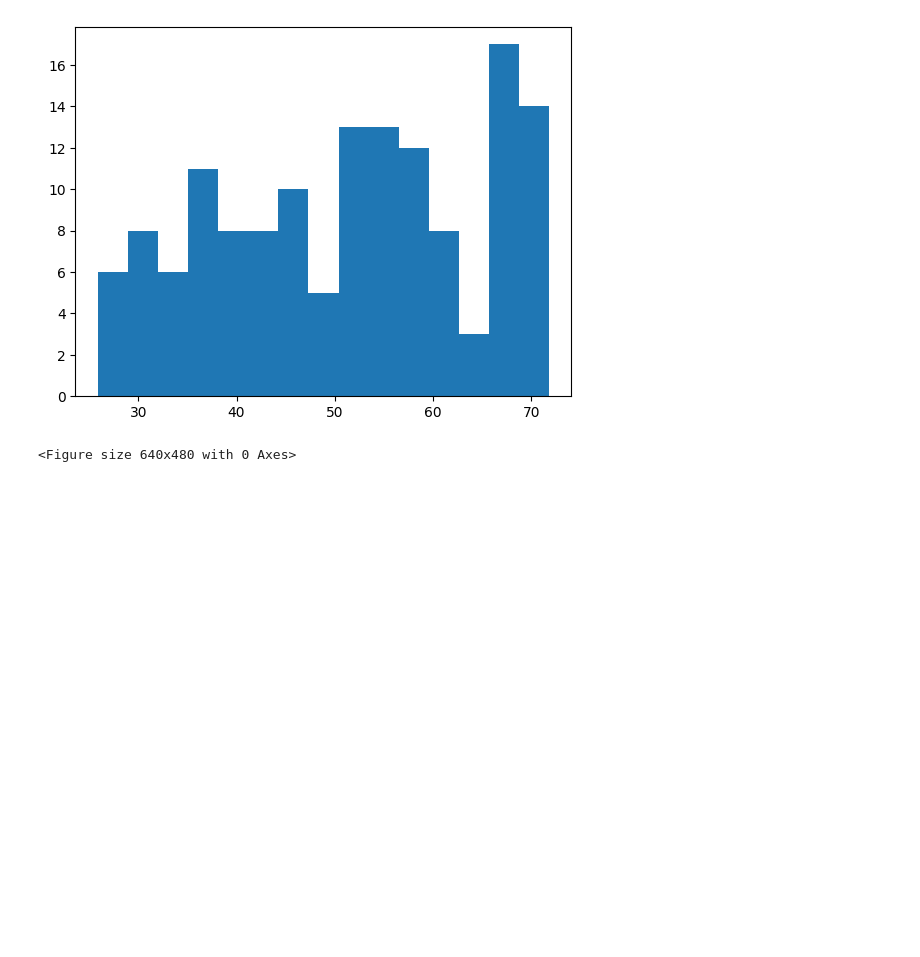
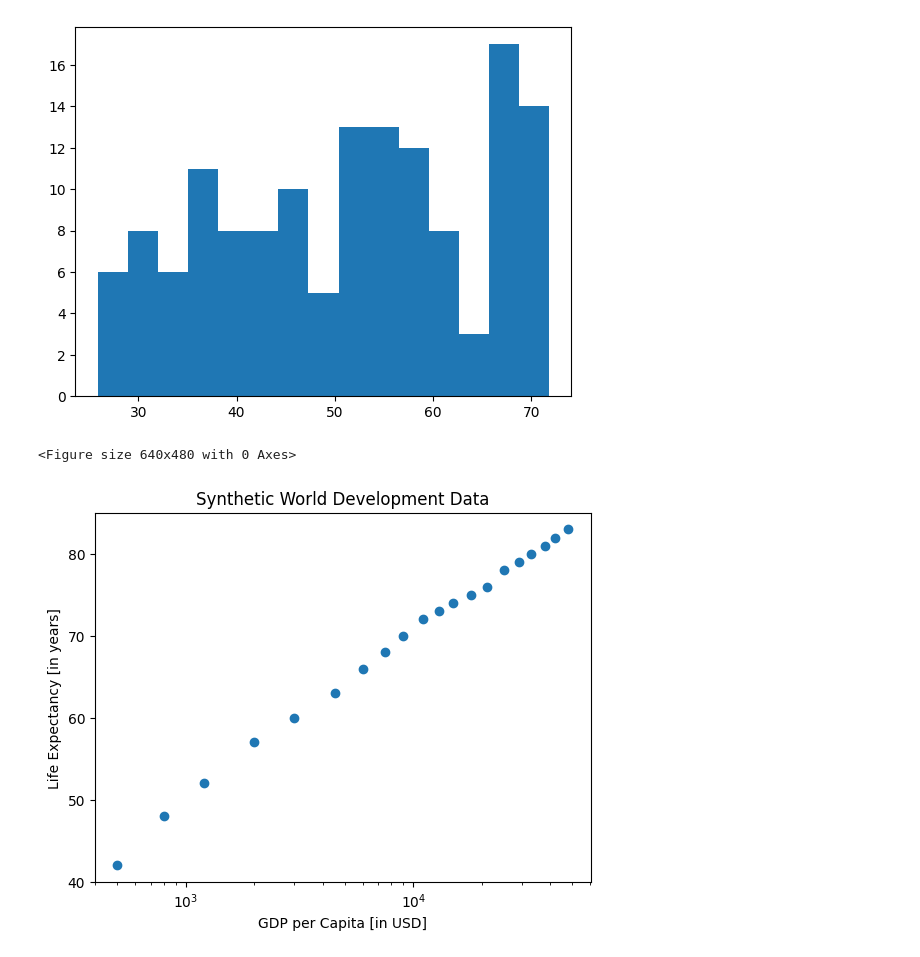
Before and after one commit to Vianney7/AI_Learning, a Jupyter notebook: Datacamp.ipynb, the cells around one changed output. Saved outputs shown, nothing was run; the diff lists cells and outputs as text; code cells hidden in the pictures; blank space fills up the shorter version.

```diff
--- a/Datacamp.ipynb
+++ b/Datacamp.ipynb
@@ -175,0 +197,34 @@ plt.clf()
+# %%
+import matplotlib.pyplot as plt
+
+# GDP per capita (USD)
+gdp_cap = [
+    500, 800, 1200, 2000, 3000,
+    4500, 6000, 7500, 9000, 11000,
+    13000, 15000, 18000, 21000, 25000,
+    29000, 33000, 38000, 42000, 48000
+]
+
+# Life expectancy (years)
+life_exp = [
+    42, 48, 52, 57, 60,
+    63, 66, 68, 70, 72,
+    73, 74, 75, 76, 78,
+    79, 80, 81, 82, 83
+]
+
+# Scatter plot
+plt.scatter(gdp_cap, life_exp)
+
+# Logarithmic x-axis
+plt.xscale('log')
+
+# Labels and title
+plt.xlabel('GDP per Capita [in USD]')
+plt.ylabel('Life Expectancy [in years]')
+plt.title('Synthetic World Development Data')
+
+# Display plot
+plt.show()
+# %% [output]
+[figure, added]
```
Also changed, not shown: parts of 1 cell of this notebook.
